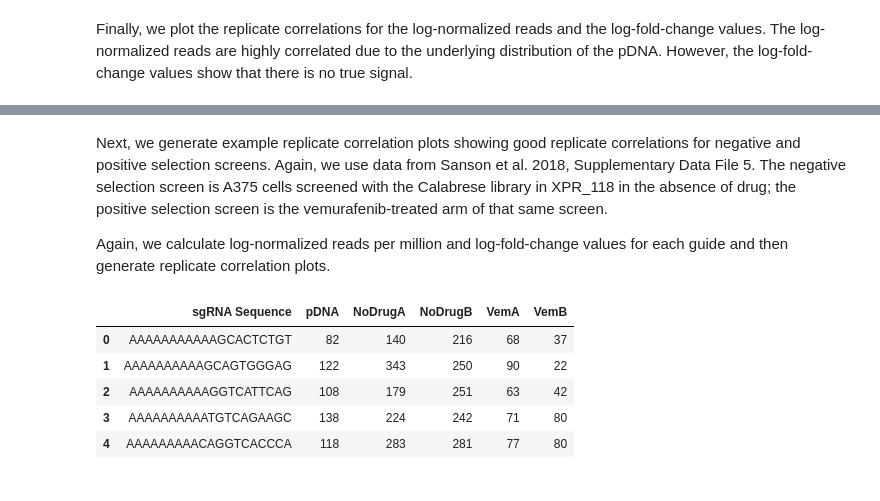
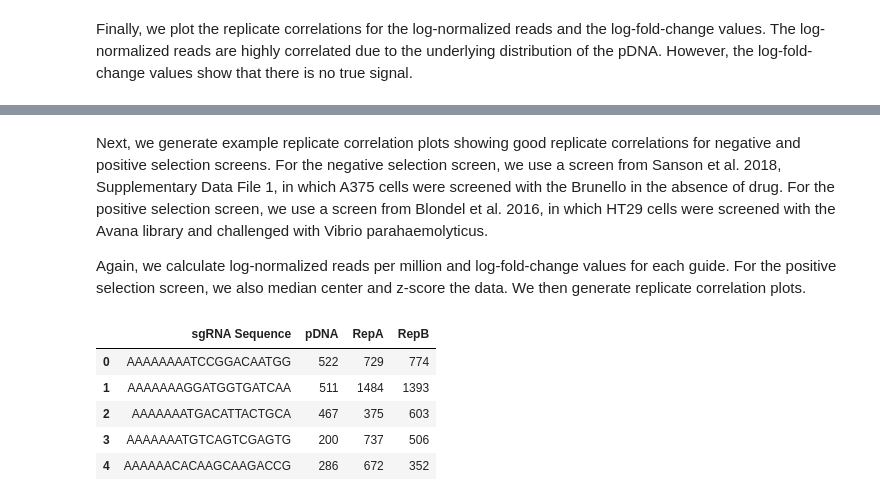
Before and after one commit to ruth-hanna/software-tools-review, a Jupyter notebook: Box2/box2-pdna.ipynb, the cells around one changed output, grey strips where cells are left out. Saved outputs shown, nothing was run; the diff lists cells and outputs as text; code cells hidden in the pictures.

```diff
--- a/Box2/box2-pdna.ipynb
+++ b/Box2/box2-pdna.ipynb
@@ -140,16 +131,16 @@ df.to_csv('/Users/rhanna/software-tools/box2.csv',index=False)
 # %% [markdown]
-Next, we generate example replicate correlation plots showing good replicate correlations for negative and positive selection screens. Again, we use data from Sanson et al. 2018, Supplementary Data File 5. The negative selection screen is A375 cells screened with the Calabrese library in XPR_118 in the absence of drug; the positive selection screen is the vemurafenib-treated arm of that same screen.
+Next, we generate example replicate correlation plots showing good replicate correlations for negative and positive selection screens. For the negative selection screen, we use a screen from Sanson et al. 2018, Supplementary Data File 1, in which A375 cells were screened with the Brunello in the absence of drug. For the positive selection screen, we use a screen from Blondel et al. 2016, in which HT29 cells were screened with the Avana library and challenged with Vibrio parahaemolyticus.
 
-Again, we calculate log-normalized reads per million and log-fold-change values for each guide and then generate replicate correlation plots.
+Again, we calculate log-normalized reads per million and log-fold-change values for each guide. For the positive selection screen, we also median center and z-score the data. We then generate replicate correlation plots.
 # %%
-data = pd.read_csv('/Users/rhanna/software-tools/neg_pos_sel.txt',sep='\t')
+data = pd.read_csv('/Users/rhanna/software-tools/A375_Brunello_read_counts.txt',sep='\t')
 data.head()
 # %% [output]
-|  | sgRNA Sequence | pDNA | NoDrugA | NoDrugB | VemA | VemB |
-| 0 | AAAAAAAAAAAGCACTCTGT | 82 | 140 | 216 | 68 | 37 |
-| 1 | AAAAAAAAAAGCAGTGGGAG | 122 | 343 | 250 | 90 | 22 |
-| 2 | AAAAAAAAAAGGTCATTCAG | 108 | 179 | 251 | 63 | 42 |
-| 3 | AAAAAAAAAATGTCAGAAGC | 138 | 224 | 242 | 71 | 80 |
-| 4 | AAAAAAAAACAGGTCACCCA | 118 | 283 | 281 | 77 | 80 |
+|  | sgRNA Sequence | pDNA | RepA | RepB |
+| 0 | AAAAAAAATCCGGACAATGG | 522 | 729 | 774 |
+| 1 | AAAAAAAGGATGGTGATCAA | 511 | 1484 | 1393 |
+| 2 | AAAAAAATGACATTACTGCA | 467 | 375 | 603 |
+| 3 | AAAAAAATGTCAGTCGAGTG | 200 | 737 | 506 |
+| 4 | AAAAAACACAAGCAAGACCG | 286 | 672 | 352 |
 # %%
 data = get_lognorm(data)
```
Also changed, not shown: parts of 20 cells of this notebook, 2 other files.
